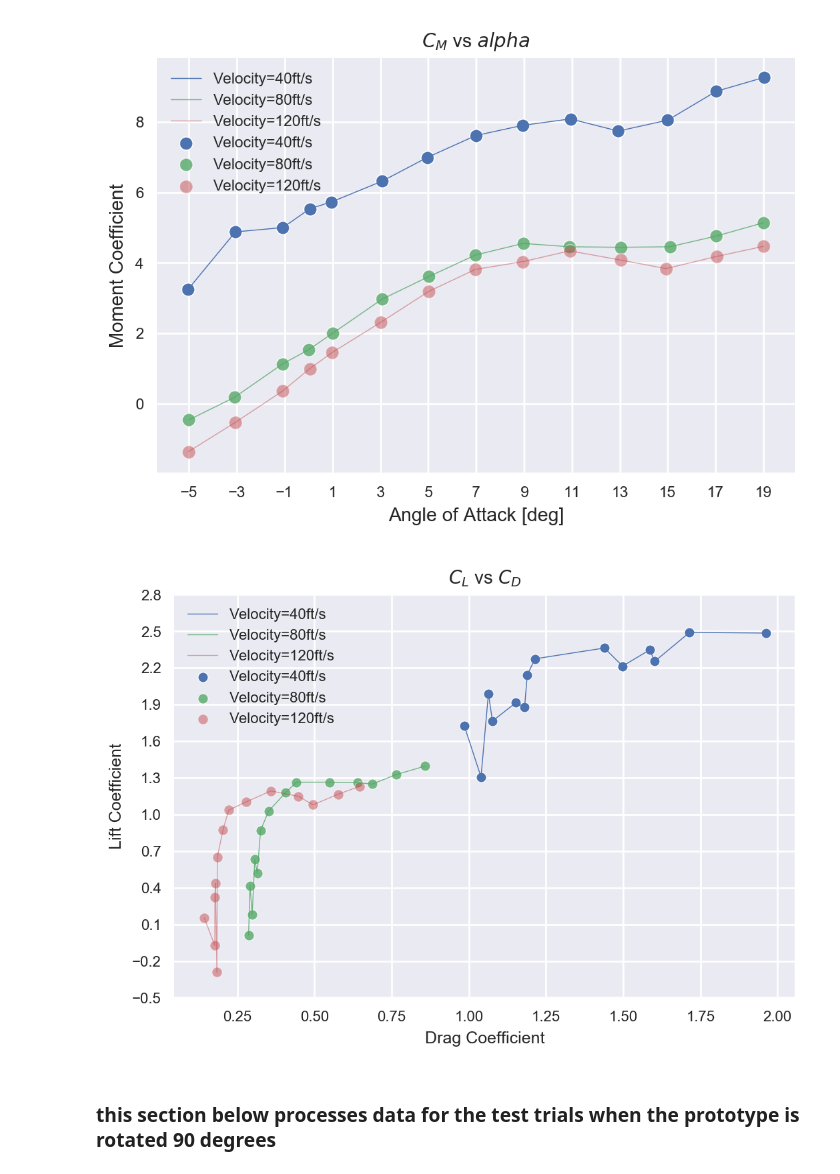
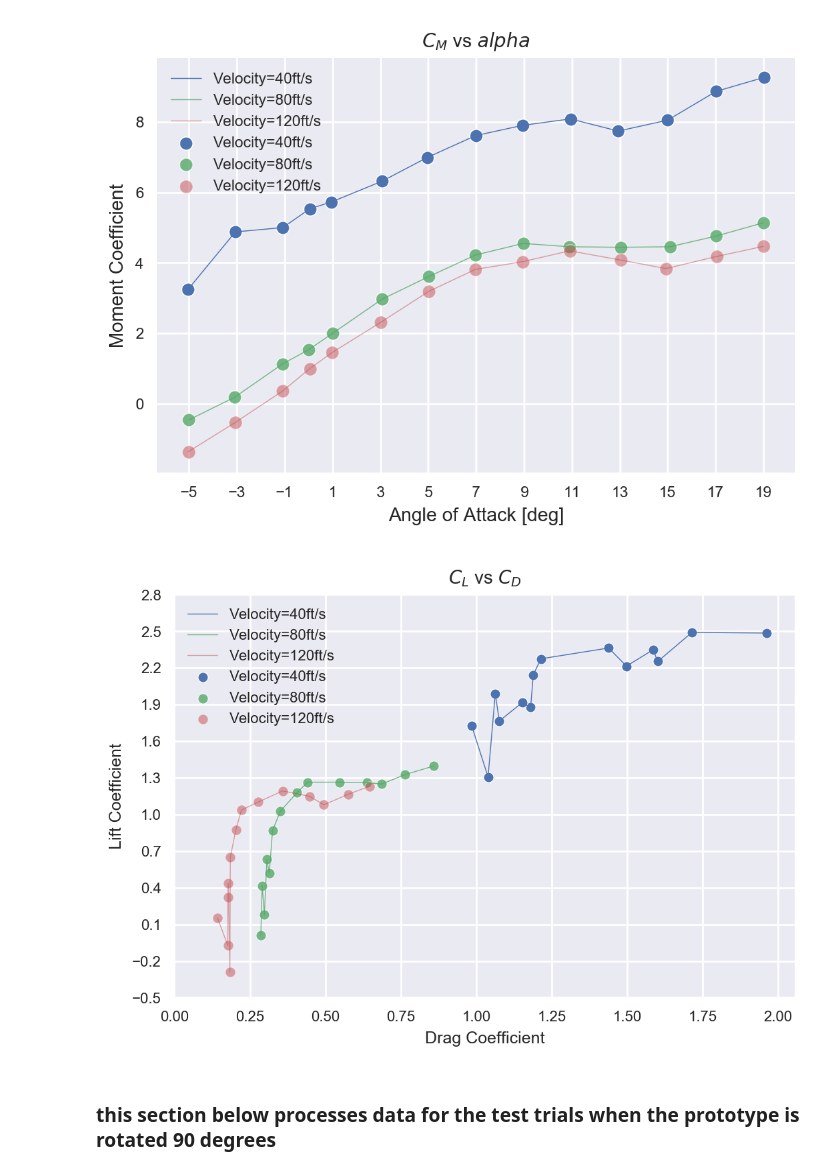
Before and after one commit to RandyChen233/AE460-aerodynamics-propulsion-Lab, a Jupyter notebook: design_lab/data_processing.ipynb, the cells around one changed output. Cells and saved outputs as stored; diff of their text form; code cells hidden in the pictures.

```diff
--- a/design_lab/data_processing.ipynb
+++ b/design_lab/data_processing.ipynb
@@ -319,23 +319,23 @@ plt.savefig('moment_plot1.png',dpi=200);
 # %%
 %matplotlib inline
 plt.figure(dpi=200);
 sns.scatterplot(x='Drag Coef',y='Lift Coef',data=df_list[1],label='Velocity=40ft/s',s=30);
 sns.lineplot(x='Drag Coef',y='Lift Coef',data=df_list[1],label='Velocity=40ft/s');
 
 sns.scatterplot(x='Drag Coef',y='Lift Coef',data=df_list[2],label='Velocity=80ft/s',alpha=0.8,s=30);
 sns.lineplot(x='Drag Coef',y='Lift Coef',data=df_list[2],label='Velocity=80ft/s',alpha=0.8);
 
 sns.scatterplot(x='Drag Coef',y='Lift Coef',data=df_list[3],label='Velocity=120ft/s',alpha=0.5,s=30);
 sns.lineplot(x='Drag Coef',y='Lift Coef',data=df_list[3],label='Velocity=120ft/s',alpha=0.5);
 plt.legend(fontsize=8)
 plt.yticks(np.arange(-0.5,3.1,step=0.3));
-#plt.xticks(np.arange(-0.5,2.7,step=0.2));
+plt.xticks(np.arange(0,2.25,step=0.25));
 plt.ylabel('Lift Coefficient',fontsize=9);
 plt.xlabel('Drag Coefficient',fontsize=9);
 plt.title('$C_L$ vs $C_D$',fontsize=10);
 plt.savefig('CL_vs_CD.png',dpi=200);
 # %% [output]
-[figure, old version]
+[figure, new version]
 # %% [markdown]
 ### this section below processes data for the test trials when the prototype is rotated 90 degrees
 # %%
```
Also changed, not shown: parts of 7 cells of this notebook, 3 other files.
